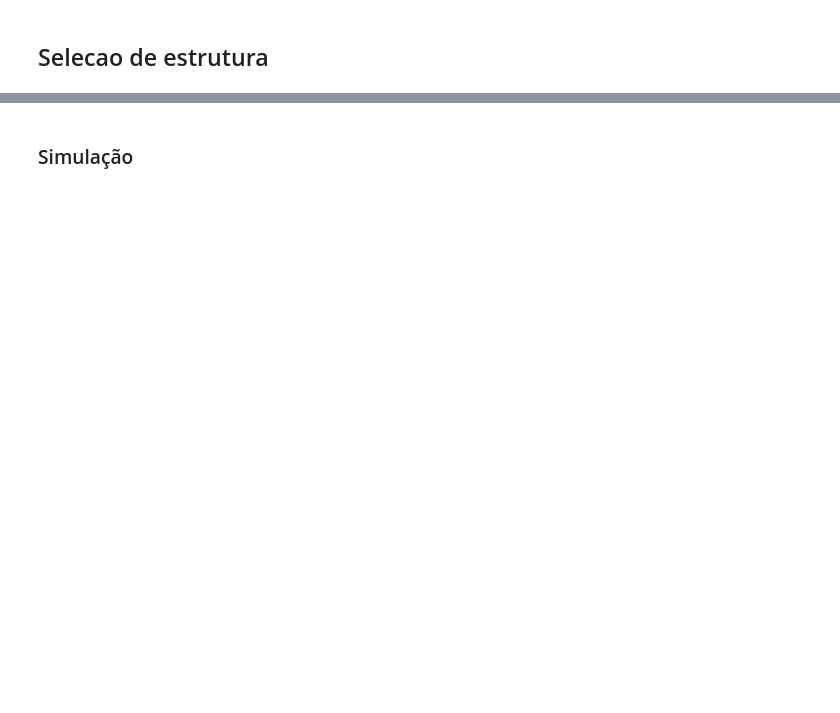
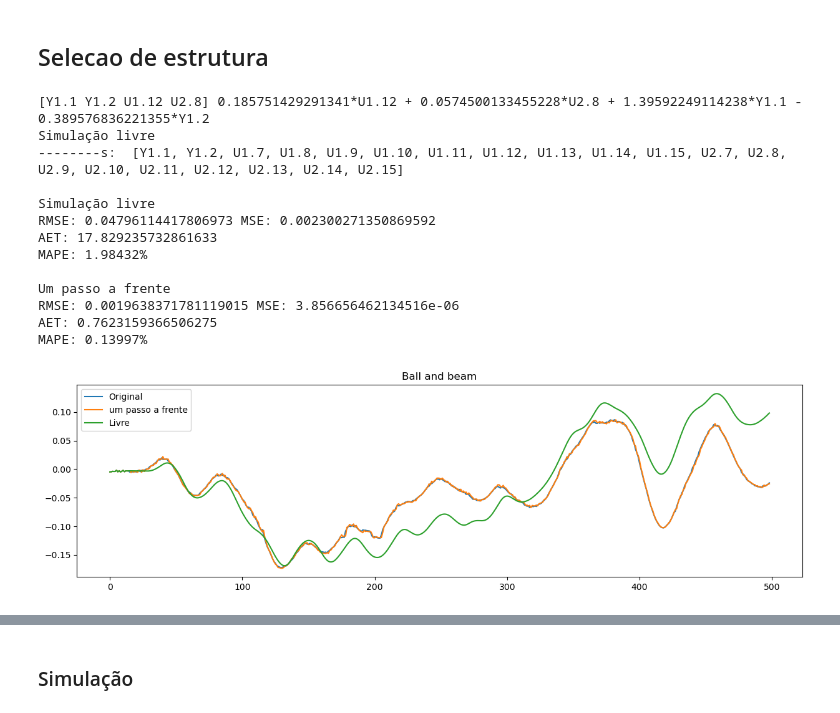
Before and after one commit to JonhLucas/NARX_MISO, a Jupyter notebook: ballAndBeam.ipynb, the cells around one changed output, grey strips where cells are left out. Cells and saved outputs as stored; diff of their text form; code cells hidden in the pictures; blank space fills up the shorter version.

Commit message:
delay fix

```diff
--- a/ballAndBeam.ipynb
+++ b/ballAndBeam.ipynb
@@ -32,37 +68,63 @@ print(u.shape, y.shape)'''
 # %%
 #Selecione o tanque
 output = 0  # 0 ou 1
-
-num = [5, 5]
+num = [4]
 params = []
-params.append({'nb':[3],'na':[3], 'level':1, 'nonlinear':[1,1,0,1,0], 'root':False, 'delay':1, 'diff':True})
-#params.append({'nb':[0,2],'na':[1], 'level':1, 'nonlinear':[0,0,0,0,0], 'root':True, 'delay':0})
+#params.append({'nb':[2],'na':[10], 'level':3, 'nonlinear':[0,0,0,0,0], 'root':False, 'delay':1, 'diff':True})
+#params.append({'nb':[2],'na':[20], 'level':1, 'nonlinear':[0,0,0,0,0], 'root':False, 'delay':2, 'diff':False})#n3
+#params.append({'nb':[0],'na':[6], 'level':3, 'nonlinear':[1,1,0,0,0], 'root':False, 'delay':0, 'diff': False})
+params.append({'nb':[2],'na':[15, 15], 'level':1, 'nonlinear':[0,0,0,0,0], 'root':False, 'delay':7, 'diff': False}) #best result
 
 sselector = structureSelector()
 ss = sselector.symbolic_regressors(**params[output])
 #print(ss)
 
 vCandidatos = sselector.matrix_candidate(u, y, **params[output], dt=0.1)
 
 pad = max(max(params[output]['nb']), max(params[output]['na']))
 psi, selected  = sselector.semp(vCandidatos.T, y[output, pad:], num[output], 0.000000001)
+
 model = ss[selected]
 #print(model, selected)
+
 theta = LSM(y[output, pad:], psi)
 
-print(model, theta)
+model = ss[selected]
+print(model, model @ theta)
 
-slivre = sselector.predict(u, y, theta, ss[selected], params[output]['nb'], params[output]['na'], output, params[output]['delay'], diff=True, dt=0.1)
-yhat = sselector.oneStepForward(u, y, theta, ss[selected], params[output]['nb'], params[output]['na'], output, diff=True, dt=0.1)
 
-def metrics(y, yest):
-    residuo1 = y - yest
-    mape = round(np.mean(np.abs(residuo1 / (yest + np.finfo(np.float64).eps))), 5)
-    print('MSE:', np.mean(np.square(residuo1)), '\nAET:', np.sum(np.abs(residuo1)), '\nMAPE:', str(mape) + '%')
-    cc = np.corrcoef(y, yest)
-    #print("Correlation pearson:", np.mean(cc))
+slivre = sselector.predict(u, y, theta, ss[selected], params[output]['nb'], params[output]['na'], output, params[output]['delay'], params[output]['diff'], dt=0.1)
+yhat = sselector.oneStepForward(u, y, theta, ss[selected], params[output]['nb'], params[output]['na'], output, params[output]['diff'], dt=0.1)
+
 
 print("\nSimulação livre")
 metrics(y, slivre)
 print("\nUm passo a frente")
 metrics(y, yhat)
+
+plt.figure(figsize=(15,4))
+t = -1
+s = 0#t-20
+g = 105
+plt.title("Ball and beam")
+
+plt.plot(y[output, s:t].T, label='Original')
+plt.plot(yhat[s:t], label='um passo a frente')
+plt.plot(slivre[s:t], label='Livre')
+plt.legend()
+plt.show()
+# %% [output]
+[Y1.1 Y1.2 U1.12 U2.8] 0.185751429291341*U1.12 + 0.0574500133455228*U2.8 + 1.39592249114238*Y1.1 - 0.389576836221355*Y1.2
+Simulação livre
+--------s:  [Y1.1, Y1.2, U1.7, U1.8, U1.9, U1.10, U1.11, U1.12, U1.13, U1.14, U1.15, U2.7, U2.8, U2.9, U2.10, U2.11, U2.12, U2.13, U2.14, U2.15]
+
+Simulação livre
+RMSE: 0.04796114417806973 MSE: 0.002300271350869592
+AET: 17.829235732861633
+MAPE: 1.98432%
+
+Um passo a frente
+RMSE: 0.0019638371781119015 MSE: 3.856656462134516e-06
+AET: 0.7623159366506275
+MAPE: 0.13997%
+[figure, added]
```
Also changed, not shown: parts of 13 cells of this notebook, 2 other files.
